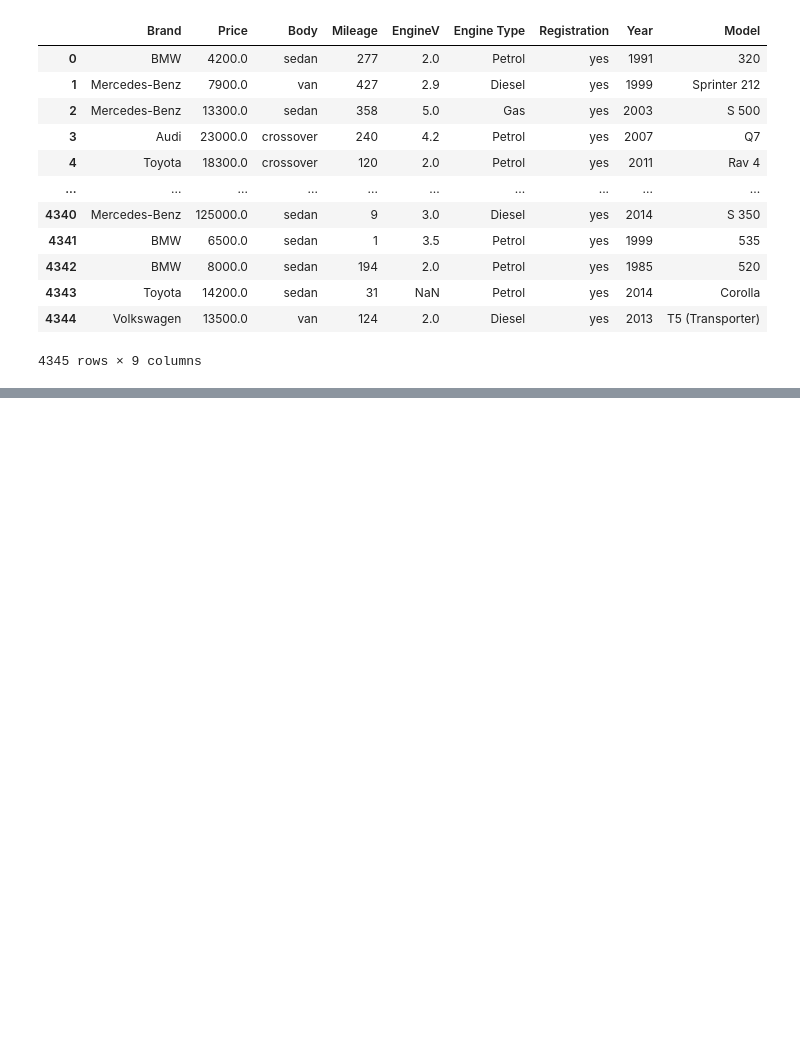
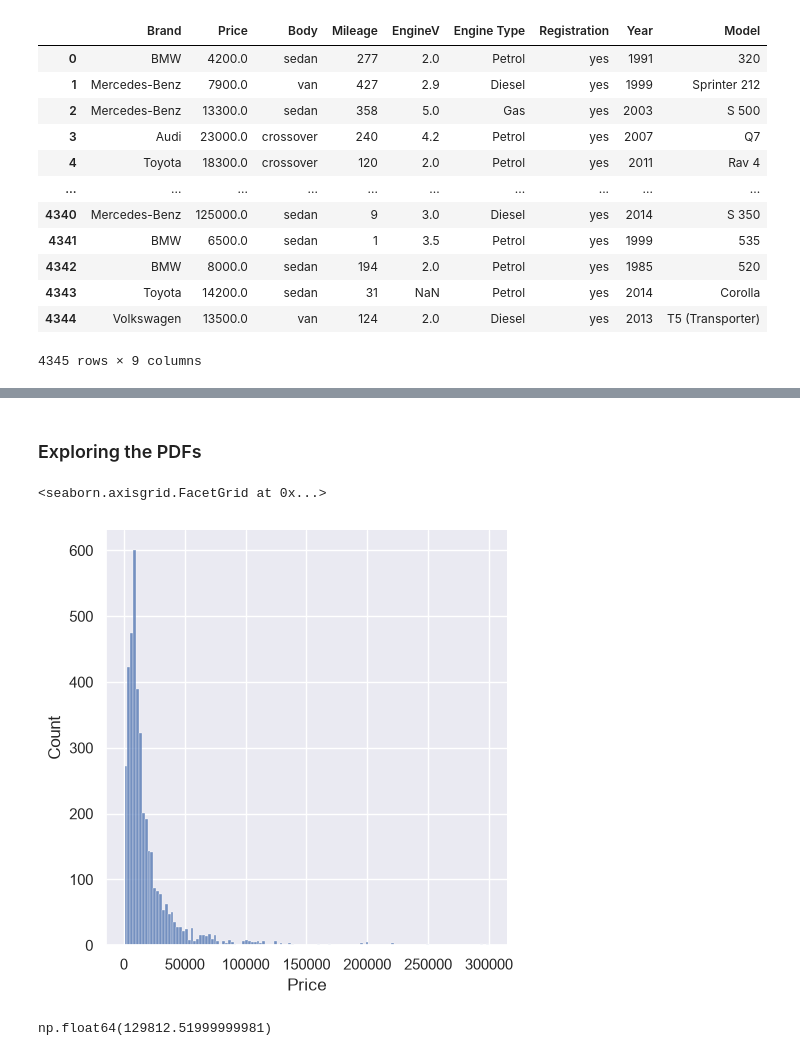
Before and after one commit to Mengheak/machine-learning, a Jupyter notebook: practical_example_linear_reg/Linear Reg Real life example.ipynb, the cells around one changed output, grey strips where cells are left out. Cells and saved outputs as stored; diff of their text form; code cells hidden in the pictures; blank space fills up the shorter version.

```diff
--- a/practical_example_linear_reg/Linear Reg Real life example.ipynb
+++ b/practical_example_linear_reg/Linear Reg Real life example.ipynb
@@ -31,0 +53,3 @@ raw_data
+# %%
+data = raw_data.drop(['Model'], axis=1)
+data.describe(include='all')
@@ -31,0 +83,2 @@ raw_data
+# %%
+data_no_mv = data.dropna(axis=0)
@@ -31,0 +100,12 @@ raw_data
+# %% [markdown]
+### Exploring the PDFs
+# %%
+sns.displot(data_no_mv['Price'])
+# %% [output]
+<seaborn.axisgrid.FacetGrid at 0x...>
+[figure, added]
+# %%
+q = data_no_mv['Price'].quantile(0.99)
+q
+# %% [output]
+np.float64(129812.51999999981)
```
Also changed, not shown: parts of 8 cells of this notebook.
